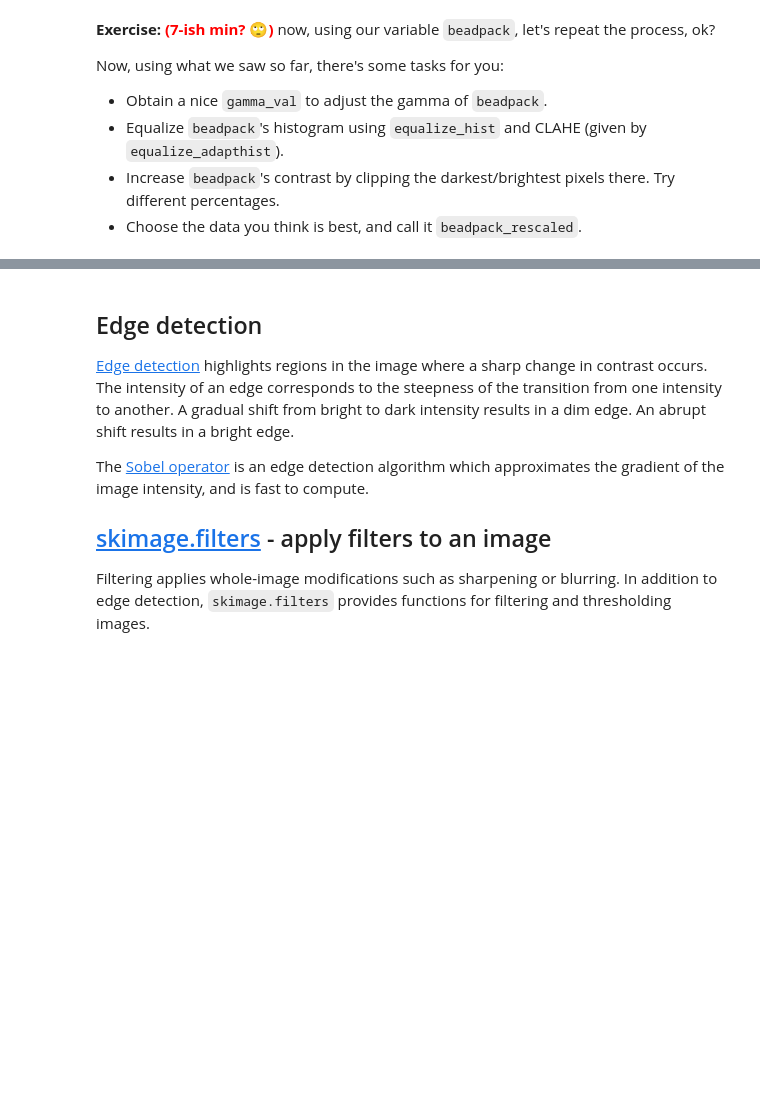
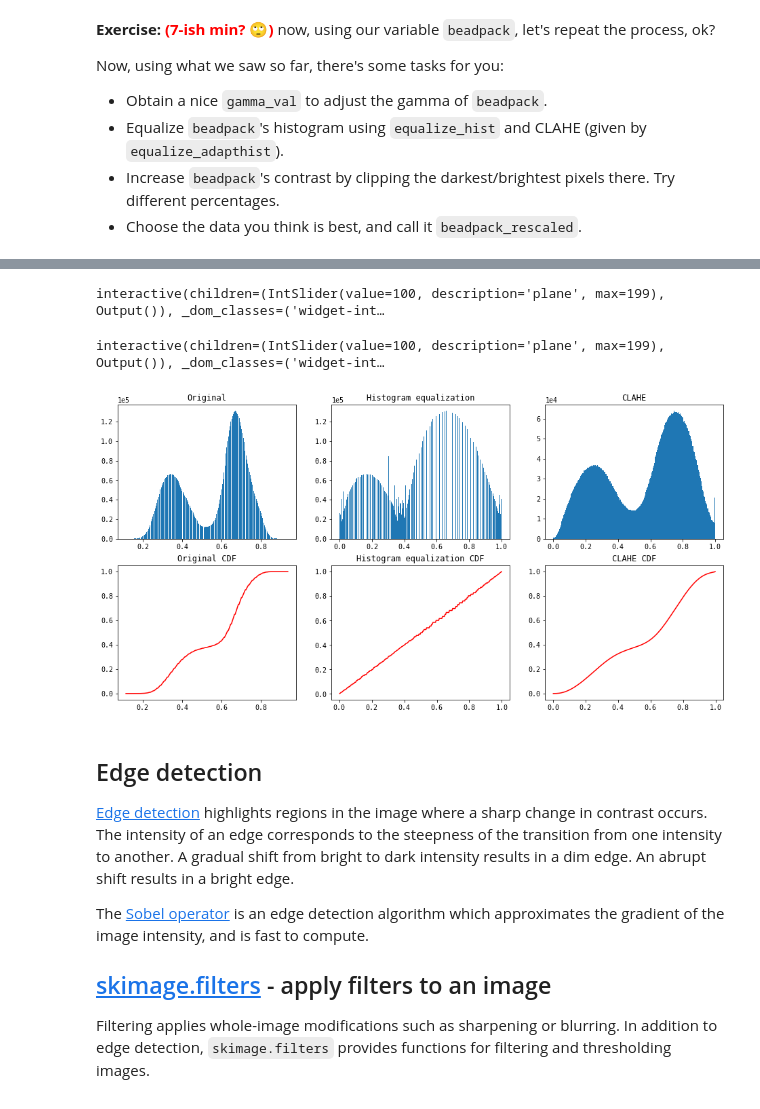
Before and after one commit to alexdesiqueira/tutorials, a Jupyter notebook: 2019/euroscipy2019/euroscipy2019_skimage.ipynb, the cells around one changed output, grey strips where cells are left out. Cells and saved outputs as stored; diff of their text form; code cells hidden in the pictures; blank space fills up the shorter version.

```diff
--- a/2019/euroscipy2019/euroscipy2019_skimage.ipynb
+++ b/2019/euroscipy2019/euroscipy2019_skimage.ipynb
@@ -268,35 +274,43 @@ sc.plot_hist(win_bottom_right, beadpack_gamma)
 # %%
 # Part #2 of your solution goes here!
 
+# let's convert beadpack to float; it'll help us on the future.
+beadpack = util.img_as_float(beadpack)
+
 # First, let's create a version using histogram equalization.
-beadpack_equalized =
+beadpack_equalized = exposure.equalize_hist(beadpack)
 sc.slice_explorer(beadpack_equalized)
 
 # Now, a version using CLAHE.
-beadpack_clahe = np.empty_like()
-for plane, image in enumerate():
+beadpack_clahe = np.empty_like(beadpack)
+
+for plane, image in enumerate(beadpack):
     beadpack_clahe[plane] = exposure.equalize_adapthist(image)
 sc.slice_explorer(beadpack_clahe)
 
 # Let's check the results.
 _, ((win_top_left, win_top_center, win_top_right),
     (win_bottom_left, win_bottom_center, win_bottom_right)) = plt.subplots(nrows=2, ncols=3, figsize=(16, 8))
 
 sc.plot_hist(win_top_left, beadpack, title='Original')
 sc.plot_hist(win_top_center, beadpack_equalized, title='Histogram equalization')
 sc.plot_hist(win_top_right, beadpack_clahe, title='CLAHE')
 
 cdf, bins = exposure.cumulative_distribution(beadpack.ravel())
 win_bottom_left.plot(bins, cdf, 'r')
 win_bottom_left.set_title('Original CDF')
 
 cdf, bins = exposure.cumulative_distribution(beadpack_equalized.ravel())
 win_bottom_center.plot(bins, cdf, 'r')
 win_bottom_center.set_title('Histogram equalization CDF');
 
 cdf, bins = exposure.cumulative_distribution(beadpack_clahe.ravel())
 win_bottom_right.plot(bins, cdf, 'r')
 win_bottom_right.set_title('CLAHE CDF');
+# %% [output]
+interactive(children=(IntSlider(value=100, description='plane', max=199), Output()), _dom_classes=('widget-int…
+interactive(children=(IntSlider(value=100, description='plane', max=199), Output()), _dom_classes=('widget-int…
+[figure, added]
 # %%
 # Part #3 of your solution goes here!
 vmin, vmax = np.percentile(data, q=)
```
Also changed, not shown: parts of 34 cells of this notebook, 1 other file.
